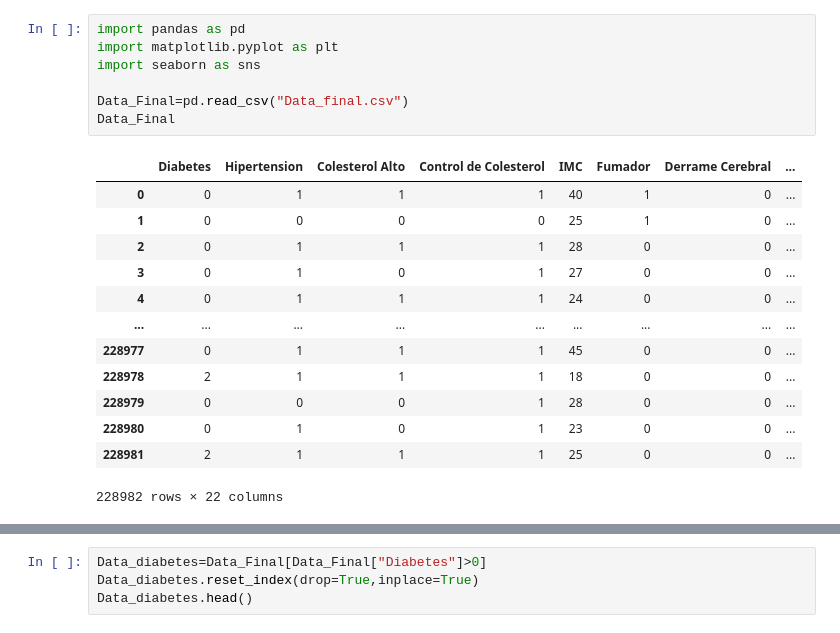
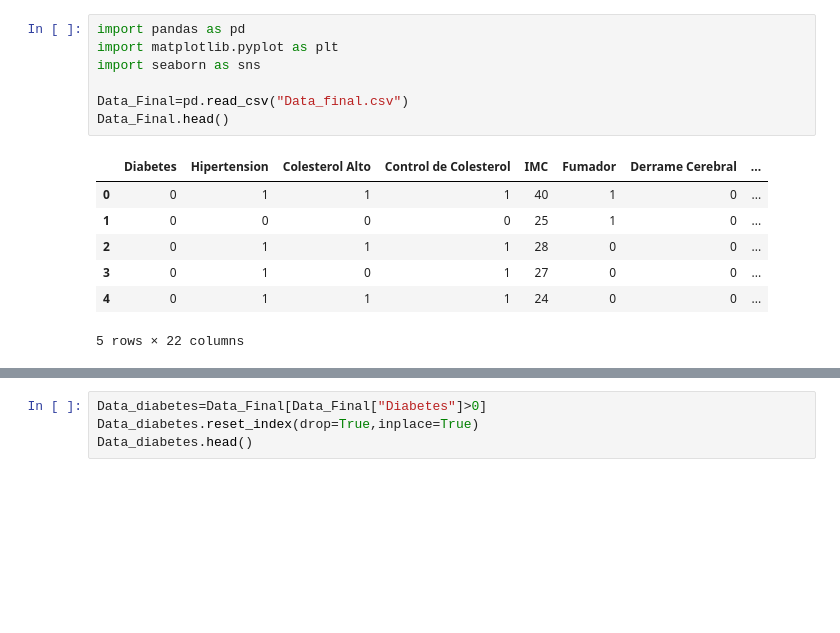
Before and after one commit to LISY125/PROYECTO-SIC---DIABETES-, a Jupyter notebook: Graficas.ipynb, the cells around one changed output, grey strips where cells are left out. Drawn from its saved outputs; the diff is of its cells as text; blank space fills up the shorter version.

```diff
--- a/Graficas.ipynb
+++ b/Graficas.ipynb
@@ -1,22 +1,16 @@
 # %%
 import pandas as pd
 import matplotlib.pyplot as plt
 import seaborn as sns
 
 Data_Final=pd.read_csv("Data_final.csv")
-Data_Final
+Data_Final.head()
 # %% [output]
 |  | Diabetes | Hipertension | Colesterol Alto | Control de Colesterol | IMC | Fumador | Derrame Cerebral | ... |
 | 0 | 0 | 1 | 1 | 1 | 40 | 1 | 0 | ... |
 | 1 | 0 | 0 | 0 | 0 | 25 | 1 | 0 | ... |
 | 2 | 0 | 1 | 1 | 1 | 28 | 0 | 0 | ... |
 | 3 | 0 | 1 | 0 | 1 | 27 | 0 | 0 | ... |
 | 4 | 0 | 1 | 1 | 1 | 24 | 0 | 0 | ... |
-| ... | ... | ... | ... | ... | ... | ... | ... | ... |
-| 228977 | 0 | 1 | 1 | 1 | 45 | 0 | 0 | ... |
-| 228978 | 2 | 1 | 1 | 1 | 18 | 0 | 0 | ... |
-| 228979 | 0 | 0 | 0 | 1 | 28 | 0 | 0 | ... |
-| 228980 | 0 | 1 | 0 | 1 | 23 | 0 | 0 | ... |
-| 228981 | 2 | 1 | 1 | 1 | 25 | 0 | 0 | ... |
-228982 rows × 22 columns
+5 rows × 22 columns
 # %%
```
Also changed, not shown: parts of 5 cells of this notebook, 1 other file.
